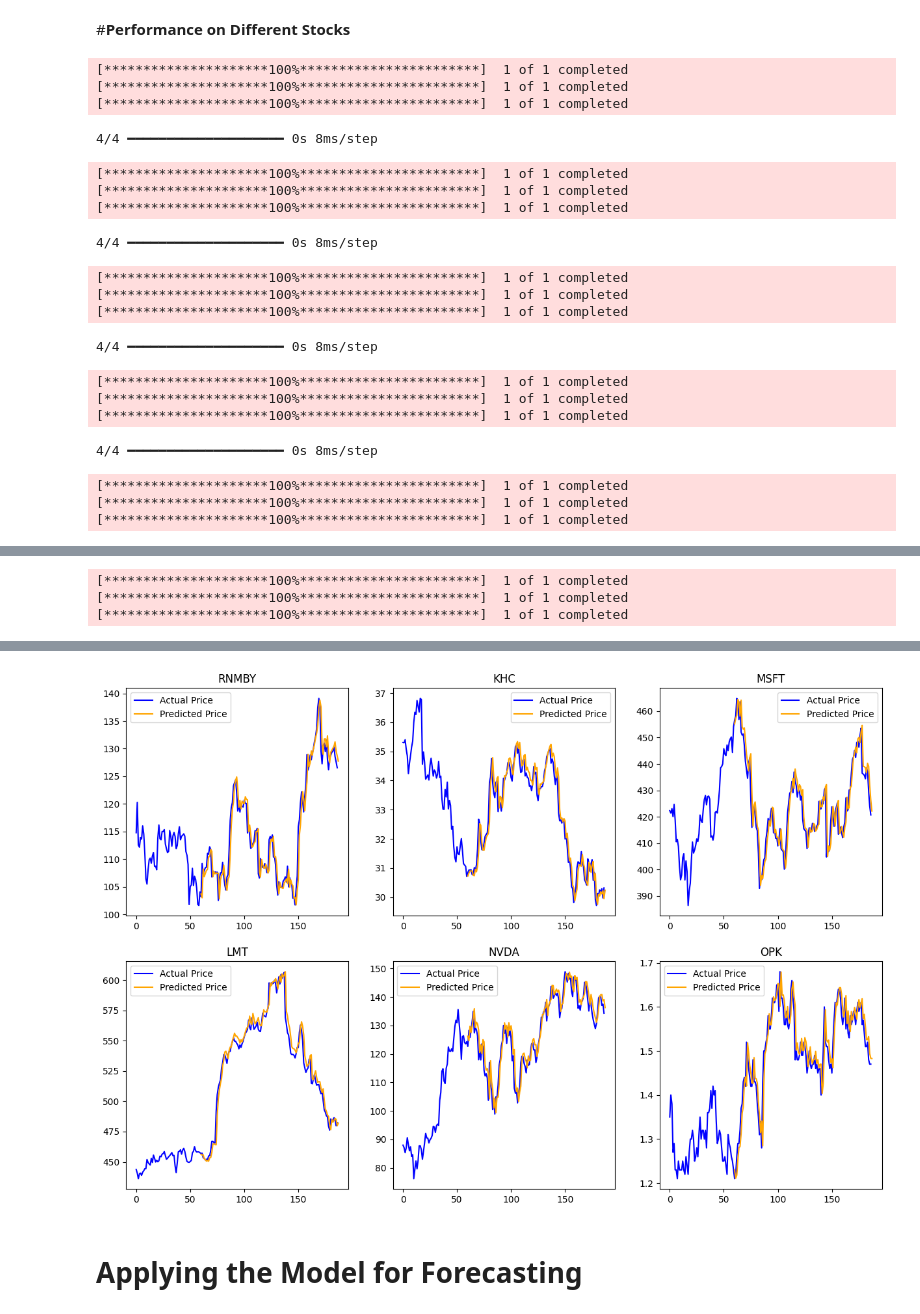
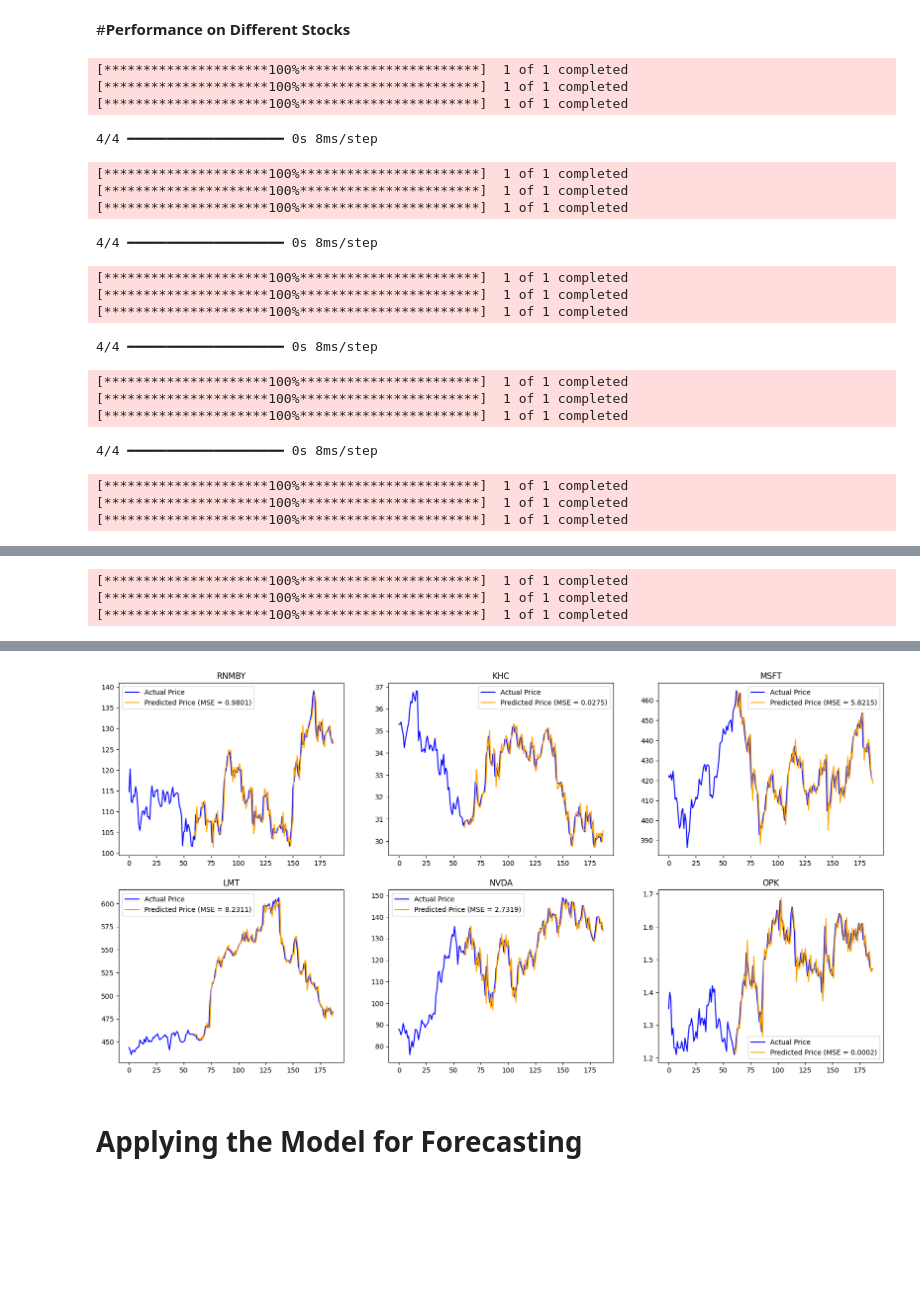
Before and after one commit to Justin-Pascua/PIC16B-Group-E, a Jupyter notebook: Notebook Work/LSTM_Model.ipynb, the cells around one changed output, grey strips where cells are left out. Cells and saved outputs as stored; diff of their text form; code cells hidden in the pictures; blank space fills up the shorter version.

```diff
--- a/Notebook Work/LSTM_Model.ipynb
+++ b/Notebook Work/LSTM_Model.ipynb
@@ -49,7 +49,7 @@ def create_training_sequences(data, window_size):
         y.append(data[i + window_size, 0])       # closing price in day after the x-sequence
     return np.array(X), np.array(y)
 # %%
-tickers = ['AAPL', 'CMG', 'COST']
+tickers = ['AAPL', 'COST', 'CVX', 'WM', 'LLY']
 
 chunk_size = 365
 window_size = 60
@@ -249,7 +266,7 @@ plt.show()
 # %%
 tickers = ['RNMBY', 'KHC', 'MSFT', 'LMT', 'NVDA', 'OPK']
 
-plt.figure(figsize = (15,10))
+plt.figure(figsize = (20,10))
 for i in range(6):
   # reading data
   df = yahoo_interface.get_all_features(f'{tickers[i]}', '2024-01-01', '2025-01-01', smoothing = False)
@@ -263,6 +280,7 @@ for i in range(6):
   # getting predictions
   full_predict = model.predict(X_full)
   full_predict = scaler.inverse_transform(full_predict)
+  mse = mean_squared_error(closing_prices[59:], full_predict)
 
   # Plotting real vs predicted prices
   known_plot = np.empty((closing_prices.shape[0] + 1, 1))
@@ -277,7 +295,7 @@ for i in range(6):
   plt.subplot(2,3,i+1)
   plt.title(f'{tickers[i]}')
   plt.plot(known_plot, color = 'blue', label = 'Actual Price')
-  plt.plot(prediction_plot, color = 'orange', label = 'Predicted Price')
+  plt.plot(prediction_plot, color = 'orange', label = f'Predicted Price (MSE = {mse:.4f})')
   plt.legend()
 
 plt.show()
@@ -309,4 +327,4 @@ plt.show()
-[figure, old version]
+[figure, new version]
 # %% [markdown]
 # **Applying the Model for Forecasting**
 # %%
```
Also changed, not shown: parts of 13 cells of this notebook, 1 other file.
